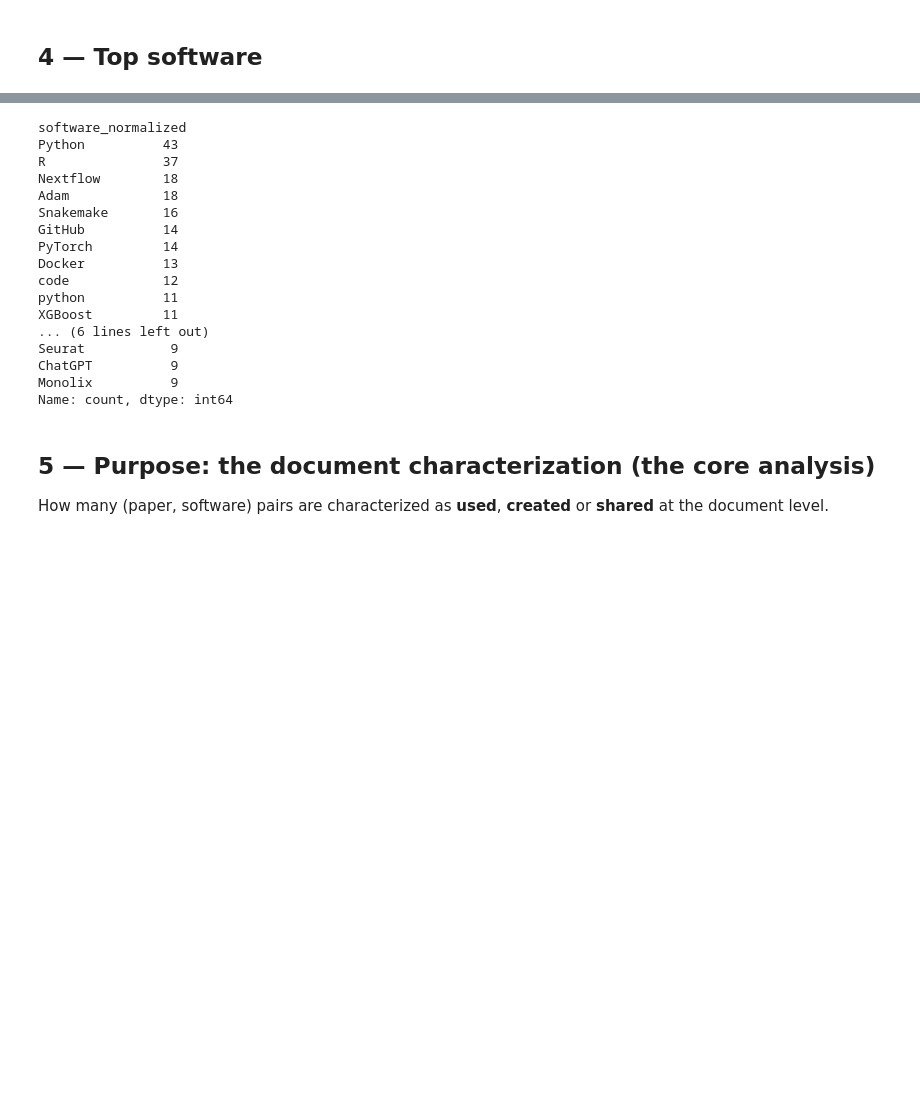
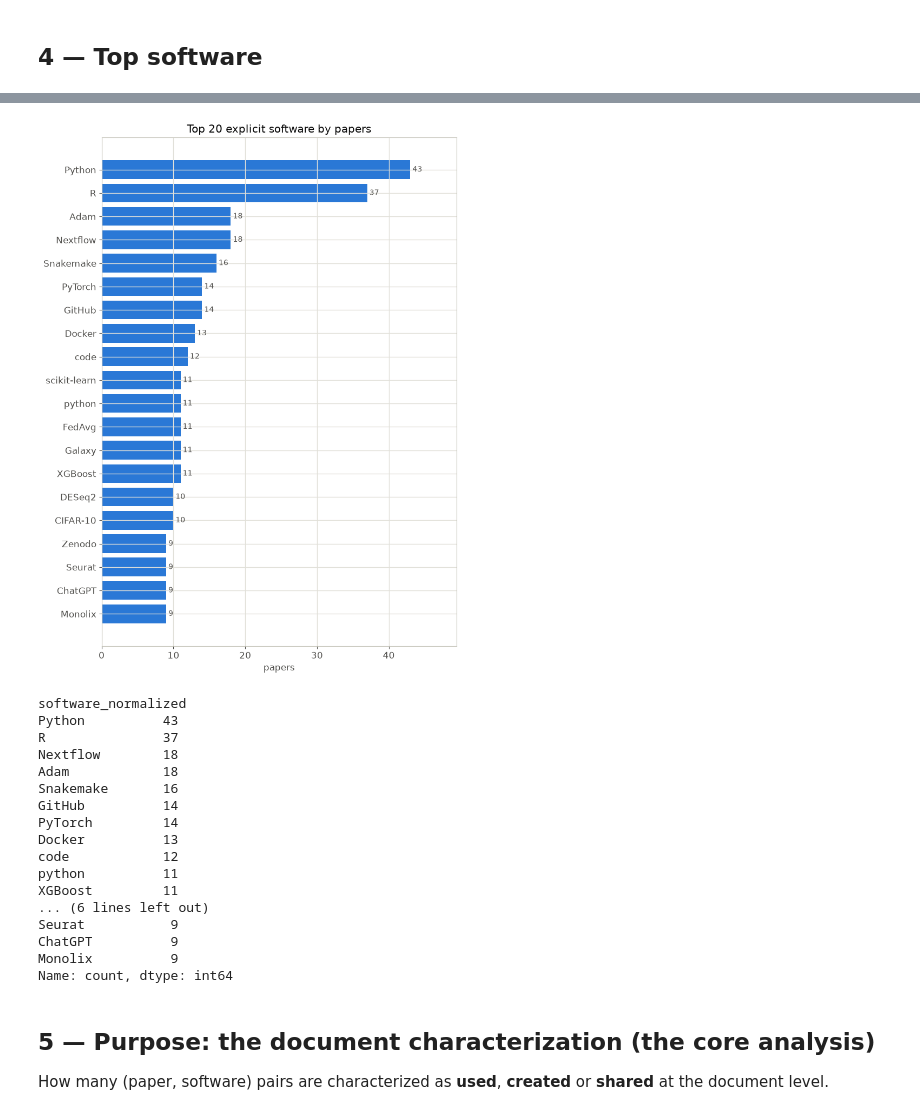
Before and after one commit to HackathonSanteNumerique/hackaton-sante-numerique-2026, a Jupyter notebook: notebooks/merged_analysis.ipynb, the cells around one changed output, grey strips where cells are left out. Cells and saved outputs as stored; diff of their text form; code cells hidden in the pictures; blank space fills up the shorter version.

```diff
--- a/notebooks/merged_analysis.ipynb
+++ b/notebooks/merged_analysis.ipynb
@@ -495,6 +495,6 @@ Total distinct software in the merged data: 4892
 TOP_N = 20
 
 by_papers = software["software_normalized"].value_counts().head(TOP_N)
-hbar(by_papers, f"Top {TOP_N} explicit software by papers", "papers").show()
+hbar(by_papers, f"Top {TOP_N} explicit software by papers", "papers")
 by_papers
 # %% [output]
@@ -502,3 +501,4 @@ by_papers
+[figure, added]
 software_normalized
 Python          43
 R               37
```
Also changed, not shown: parts of 15 cells of this notebook.
